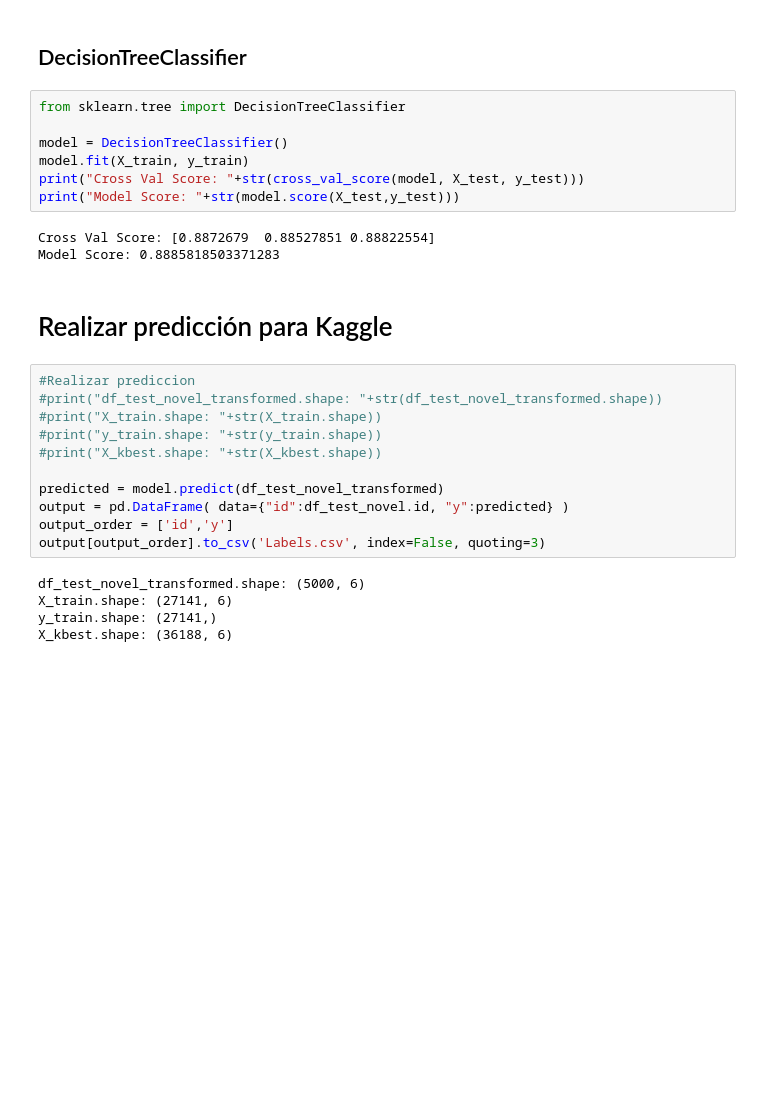
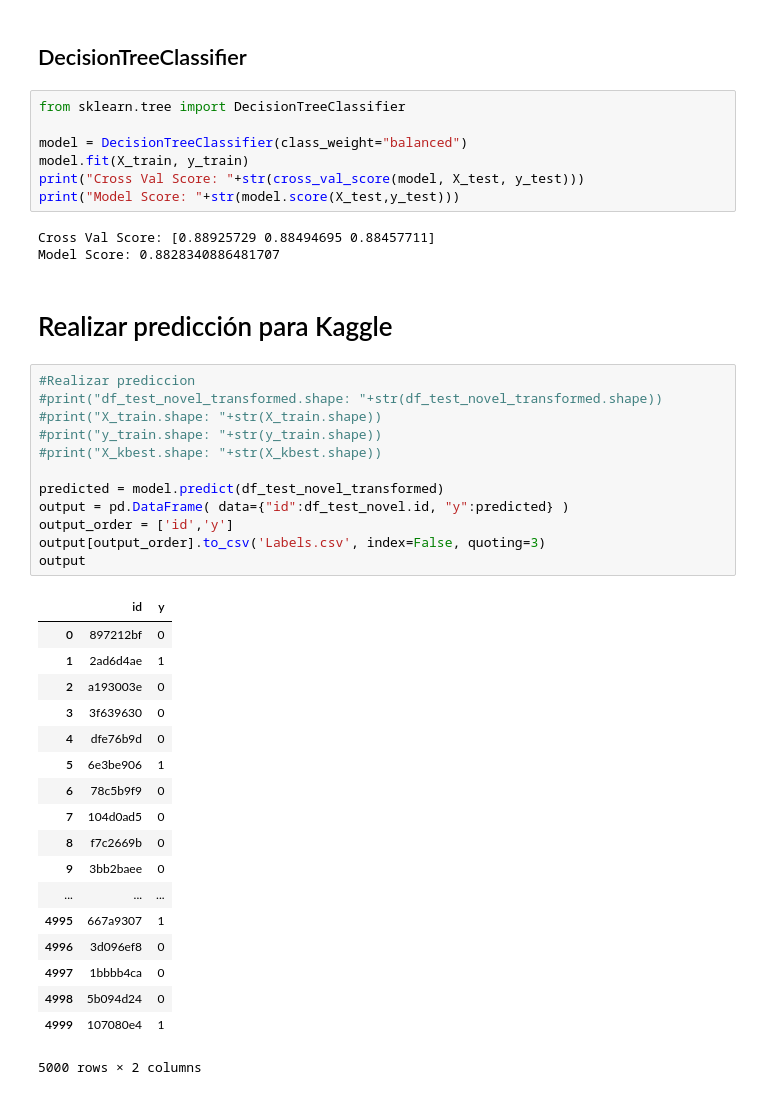
Before and after one commit to garciacastano09/Marketing-Effectiveness, a Jupyter notebook: MarketingEffectiveness.ipynb, the cells around one changed output. Drawn from its saved outputs; the diff is of its cells as text; blank space fills up the shorter version.

```diff
--- a/MarketingEffectiveness.ipynb
+++ b/MarketingEffectiveness.ipynb
@@ -161,28 +161,43 @@ X_train, X_test, y_train, y_test = train_test_split(X_kbest, y, test_size=0.25,
 # %%
 from sklearn.tree import DecisionTreeClassifier
 
-model = DecisionTreeClassifier()
+model = DecisionTreeClassifier(class_weight="balanced")
 model.fit(X_train, y_train)
 print("Cross Val Score: "+str(cross_val_score(model, X_test, y_test)))
 print("Model Score: "+str(model.score(X_test,y_test)))
 # %% [output]
-Cross Val Score: [0.8872679  0.88527851 0.88822554]
-Model Score: 0.8885818503371283
+Cross Val Score: [0.88925729 0.88494695 0.88457711]
+Model Score: 0.8828340886481707
 # %% [markdown]
 # Realizar predicción para Kaggle
 # %%
 #Realizar prediccion
 #print("df_test_novel_transformed.shape: "+str(df_test_novel_transformed.shape))
 #print("X_train.shape: "+str(X_train.shape))
 #print("y_train.shape: "+str(y_train.shape))
 #print("X_kbest.shape: "+str(X_kbest.shape))
 
 predicted = model.predict(df_test_novel_transformed)
 output = pd.DataFrame( data={"id":df_test_novel.id, "y":predicted} )
 output_order = ['id','y']
 output[output_order].to_csv('Labels.csv', index=False, quoting=3)
+output
 # %% [output]
+|  | id | y |
+| 0 | 897212bf | 0 |
+| 1 | 2ad6d4ae | 1 |
+| 2 | a193003e | 0 |
+| 3 | 3f639630 | 0 |
+| 4 | dfe76b9d | 0 |
+| 5 | 6e3be906 | 1 |
+| 6 | 78c5b9f9 | 0 |
+| 7 | 104d0ad5 | 0 |
+| 8 | f7c2669b | 0 |
+| 9 | 3bb2baee | 0 |
+| ... | ... | ... |
+| 4995 | 667a9307 | 1 |
+| 4996 | 3d096ef8 | 0 |
+| 4997 | 1bbbb4ca | 0 |
+| 4998 | 5b094d24 | 0 |
+| 4999 | 107080e4 | 1 |
-df_test_novel_transformed.shape: (5000, 6)
-X_train.shape: (27141, 6)
-y_train.shape: (27141,)
-X_kbest.shape: (36188, 6)
+5000 rows × 2 columns
```
Also changed, not shown: 1 other file.
